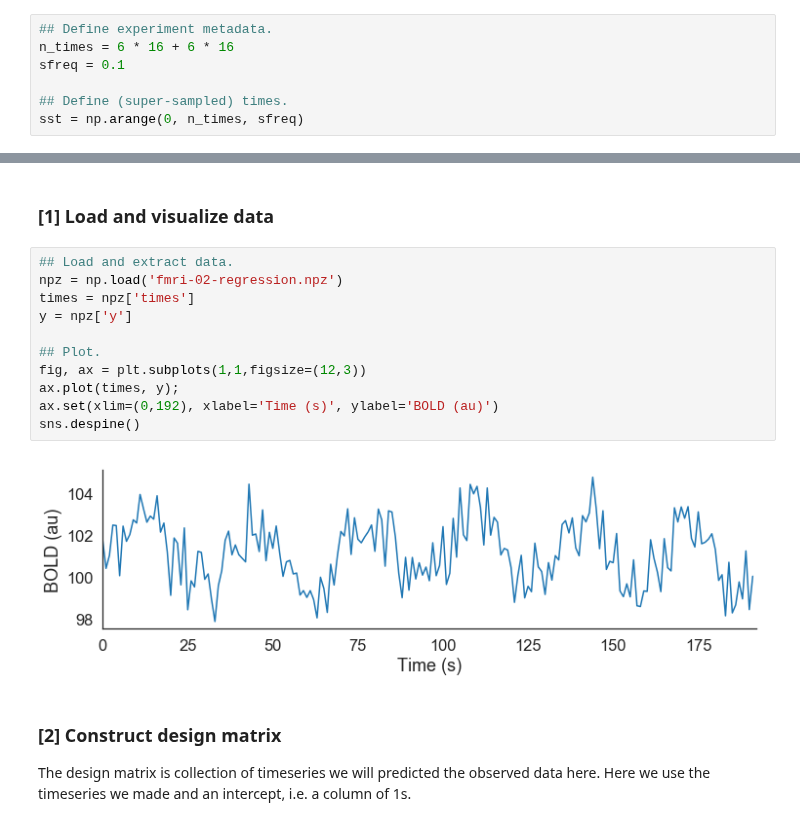
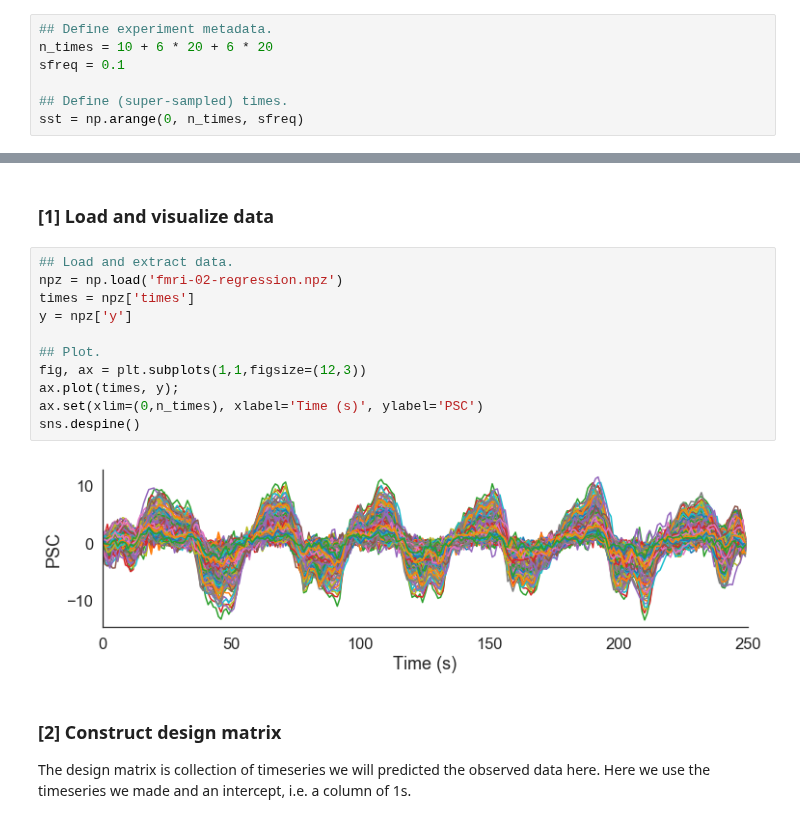
Before and after one commit to yunchang-z/neu502b-lab, a Jupyter notebook: fmri-02/fmri-02-solutions.ipynb, the cells around one changed output, grey strips where cells are left out. Cells and saved outputs as stored; diff of their text form.

```diff
--- a/fmri-02/fmri-02-solutions.ipynb
+++ b/fmri-02/fmri-02-solutions.ipynb
@@ -27,7 +27,7 @@ To generate the expected neural activity, and its corresponding BOLD signal, we
 Here we define the timing of the experiment. Importantly we first define the experiment in a "super-sampled" space, or we act like we have acquired far more data points than we actually have. We do this for several reasons. First, it functions to reduce the noisiness of our convolved regressors (more on that in a minute). Second, it allows us to model events that occur between TRs.
 # %%
 ## Define experiment metadata.
-n_times = 6 * 16 + 6 * 16
+n_times = 10 + 6 * 20 + 6 * 20
 sfreq = 0.1
 
 ## Define (super-sampled) times.
@@ -116,16 +116,16 @@ Next, let's use the predicted BOLD timeseries we just made and use it perform si
 # %%
 ## Load and extract data.
 npz = np.load('fmri-02-regression.npz')
 times = npz['times']
 y = npz['y']
 
 ## Plot.
 fig, ax = plt.subplots(1,1,figsize=(12,3))
 ax.plot(times, y);
-ax.set(xlim=(0,192), xlabel='Time (s)', ylabel='BOLD (au)')
+ax.set(xlim=(0,n_times), xlabel='Time (s)', ylabel='PSC')
 sns.despine()
 # %% [output]
-[figure, old version]
+[figure, new version]
 # %% [markdown]
 ### [2] Construct design matrix
 The design matrix is collection of timeseries we will predicted the observed data here. Here we use the timeseries we made and an intercept, i.e. a column of 1s.
```
Also changed, not shown: parts of 5 cells of this notebook, 4 other files.
